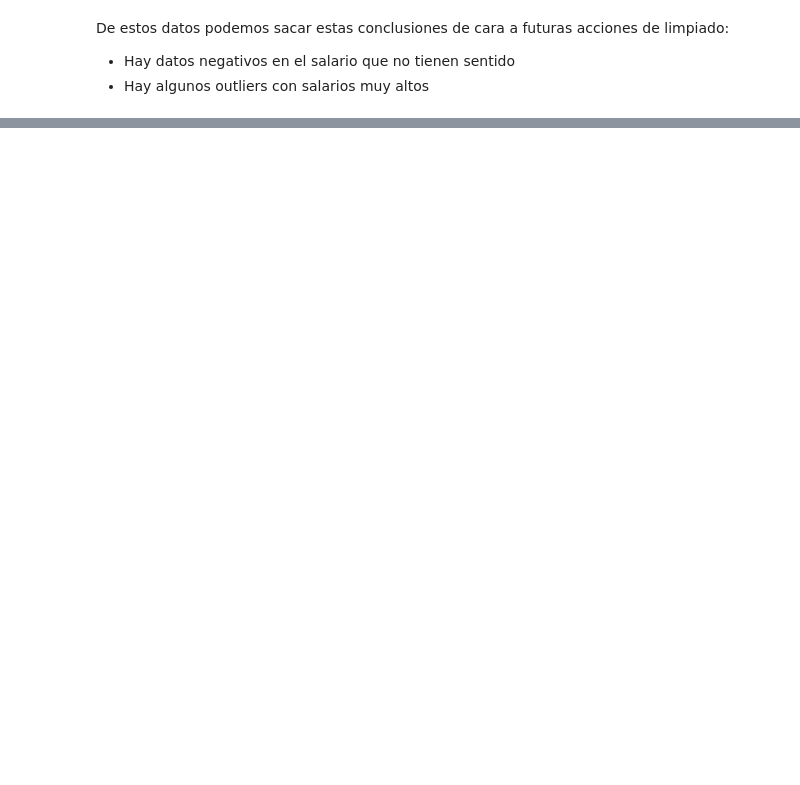
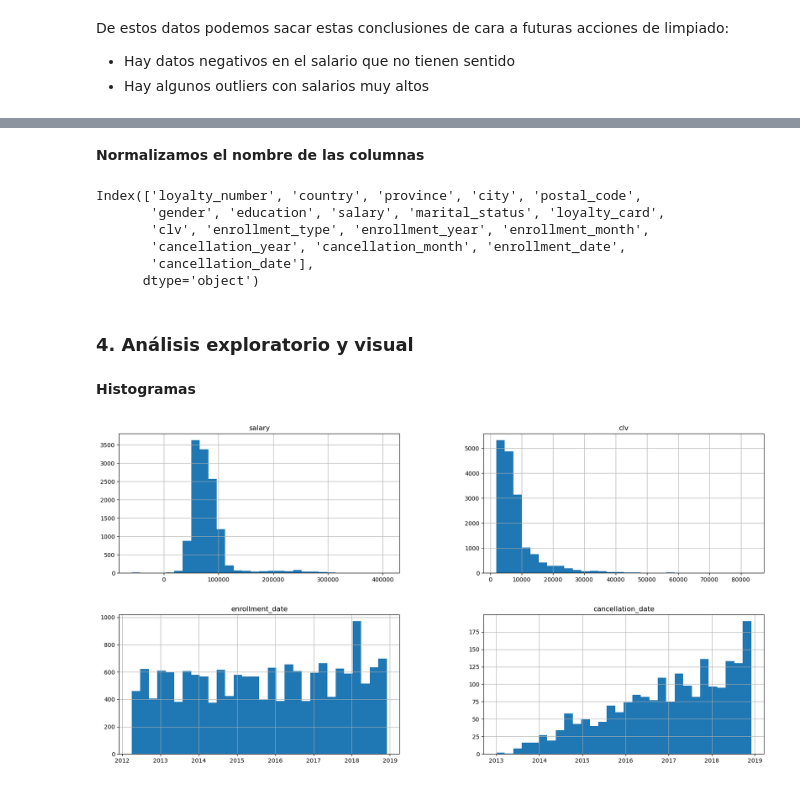
Before and after one commit to Adalab/bda-modulo-3-evaluacion-final-cbueno82, a Jupyter notebook: ejercicio.ipynb, the cells around one changed output, grey strips where cells are left out. Drawn from its saved outputs; the diff is of its cells as text; code cells hidden in the pictures; blank space fills up the shorter version.

Commit message:
chore(jupyter): update notebook; docs(readme): update documentation; assets: add new image

```diff
--- a/ejercicio.ipynb
+++ b/ejercicio.ipynb
@@ -233,0 +173,32 @@ De estos datos podemos sacar estas conclusiones de cara a futuras acciones de li
+# %%
+# Aquí vamos a crear un par de columnas extra para tener la información de mes/año junta tanto en
+# afiliación como en cancelación
+
+# Creamos la columna de fecha de inscripción
+clh_df['Enrollment Date'] = pd.to_datetime( # creamos la columna "Enrollment Date" y con pd.to_datetime transformamos en fecha
+    clh_df['Enrollment Year'].astype(str) + '-' +
+    clh_df['Enrollment Month'].astype(str), # la componemos de "Enrollment Year" y
+                                            # usamos astype(str) para transformarla en cadena de texto
+                                            # para poder concatenar año y mes
+                                            # con el + '-' + concatenamos
+    format='%Y-%m' # aquí le damos el formato, explicamos a pandas cómo: %Y es año de 4 dígitos y %m es mes de dos dígitos
+                   # como no hay día, pandas usará directamente el primer día de cada mes
+)
+
+# Creamos la columna de fecha de cancelación (y en este caso tenemos que manejar NaN automáticamente)
+clh_df['Cancellation Date'] = pd.to_datetime(
+    clh_df['Cancellation Year'].astype('Int64').astype(str) + '-' +
+    clh_df['Cancellation Month'].astype('Int64').astype(str),
+    format='%Y-%m',
+    errors='coerce'  # convierte NaN en NaT porque, si no, pd.to_datetime dará un error -> si concatenamos NaN lo que va a salir es
+                     # "nan-nan" y pandas no lo va a poder interpretar como fecha.
+                     # NaT es NaN pero para fechas. "Coerce" es una forma de indicar que si no se puede convertir en fecha, se convierta en NaT
+)
+
+# Revisamos los cambios:
+
+clh_df.info()
+
+# Ahora podemos:
+# - Filtrar por rangos de fechas.
+# - Hacer cálculos sobre la duración de la afiliación.
@@ -233,0 +223,24 @@ De estos datos podemos sacar estas conclusiones de cara a futuras acciones de li
+# %% [markdown]
+<b>Normalizamos el nombre de las columnas</b>
+# %%
+# convertimos los nombres de las columnas a minúscula y sin espacios para evitar futuros problemas
+
+nuevas_columnas = {col: col.lower().replace(' ', '_') for col in clh_df.columns}
+clh_df.rename(columns=nuevas_columnas, inplace=True)
+clh_df.columns
+# %% [output]
+Index(['loyalty_number', 'country', 'province', 'city', 'postal_code',
+       'gender', 'education', 'salary', 'marital_status', 'loyalty_card',
+       'clv', 'enrollment_type', 'enrollment_year', 'enrollment_month',
+       'cancellation_year', 'cancellation_month', 'enrollment_date',
+       'cancellation_date'],
+      dtype='object')
+# %% [markdown]
+<h3> 4. Análisis exploratorio y visual</h3>
+# %% [markdown]
+<b> Histogramas </b>
+# %%
+clh_df[["salary", "clv", "enrollment_date", "cancellation_date"]].hist(bins=30, figsize=(20,10))
+plt.show();
+# %% [output]
+[figure, added]
```
Also changed, not shown: parts of 89 cells of this notebook, 2 other files.
